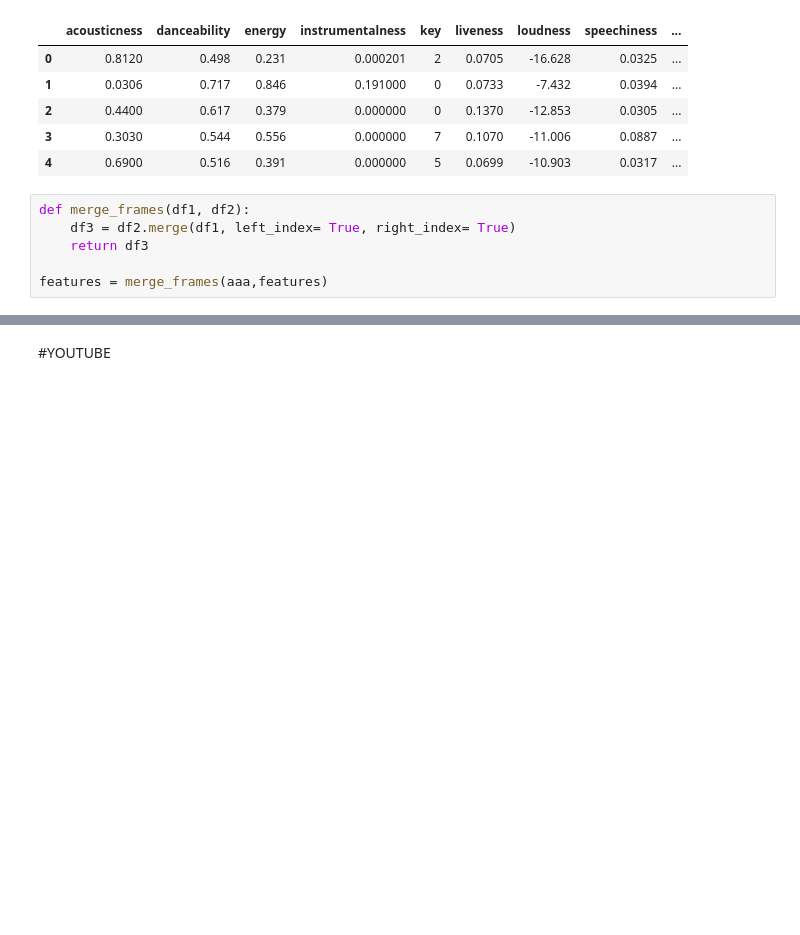
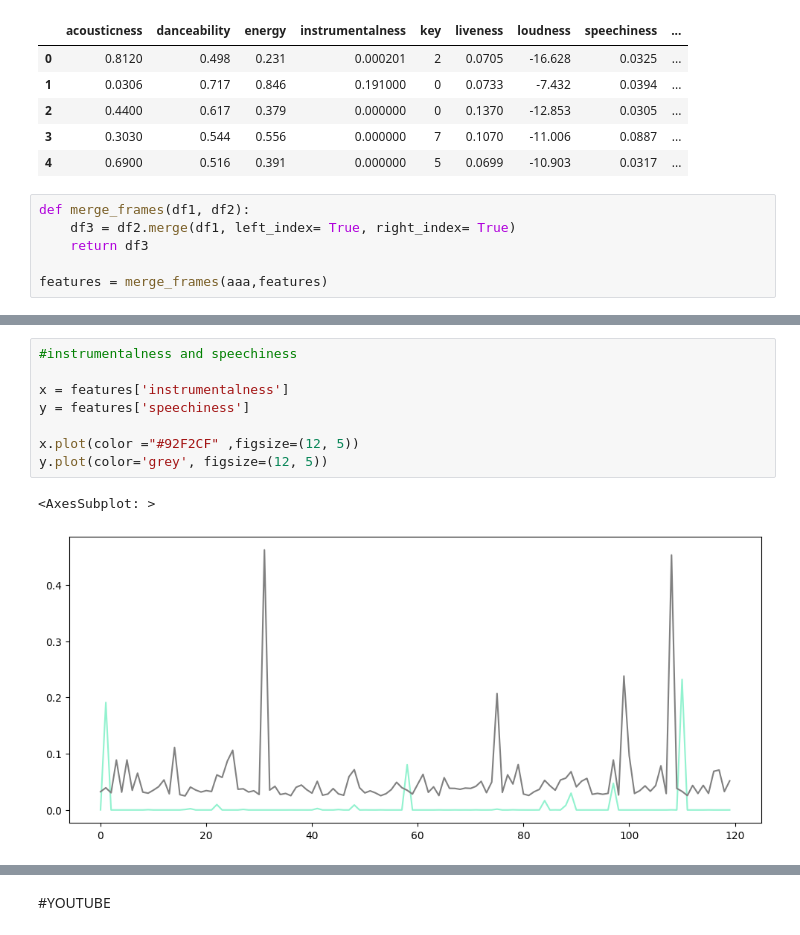
Before and after one commit to sedataskan/eurovision, a Jupyter notebook: eurovision.ipynb, the cells around one changed output, grey strips where cells are left out. Drawn from its saved outputs; the diff is of its cells as text; blank space fills up the shorter version.

```diff
--- a/eurovision.ipynb
+++ b/eurovision.ipynb
@@ -357,0 +385,11 @@ features.head()
+# %%
+#instrumentalness and speechiness
+
+x = features['instrumentalness']
+y = features['speechiness']
+
+x.plot(color ="#92F2CF" ,figsize=(12, 5))
+y.plot(color='grey', figsize=(12, 5))
+# %% [output]
+<AxesSubplot: >
+[figure, added]
```
Also changed, not shown: parts of 24 cells of this notebook.
